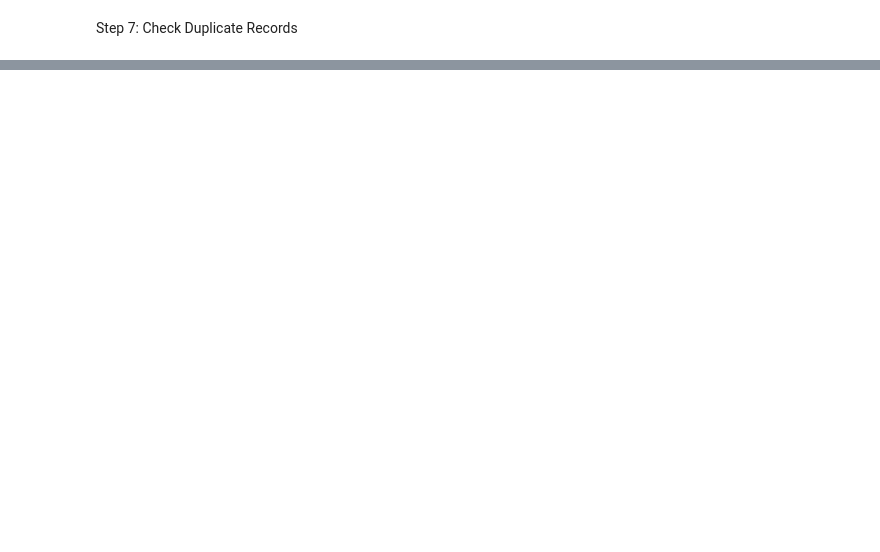
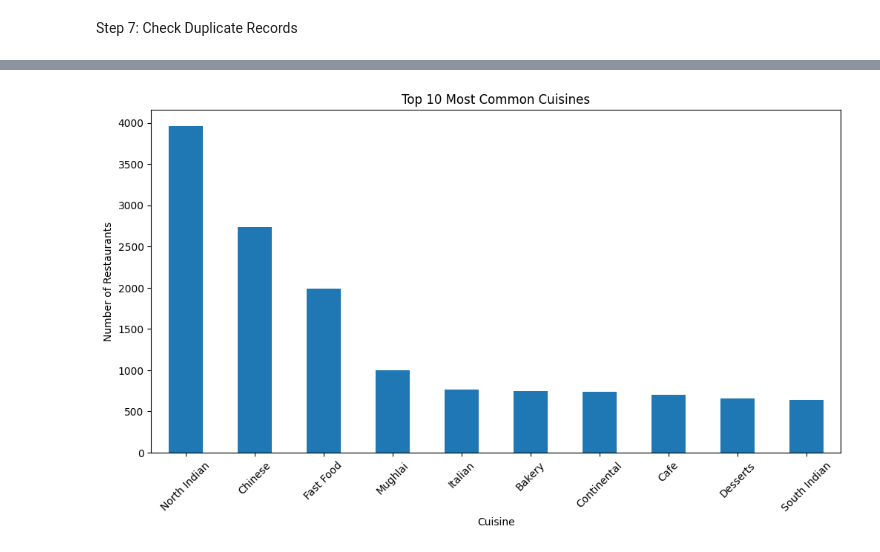
Before and after one commit to Dixa08/Cognifyz-ML-Internship, a Jupyter notebook: Task1_Restaurant_Rating_Prediction/notebooks/restaurant_rating_prediction.ipynb, the cells around one changed output, grey strips where cells are left out. Cells and saved outputs as stored; diff of their text form; code cells hidden in the pictures; blank space fills up the shorter version.

```diff
--- a/Task1_Restaurant_Rating_Prediction/notebooks/restaurant_rating_prediction.ipynb
+++ b/Task1_Restaurant_Rating_Prediction/notebooks/restaurant_rating_prediction.ipynb
@@ -81,0 +194,23 @@ print("Duplicate Rows :", df.duplicated().sum())
+# %%
+top_cuisines = (
+    df["Cuisines"]
+    .dropna()
+    .str.split(", ")
+    .explode()
+    .value_counts()
+    .head(10)
+)
+
+plt.figure(figsize=(12,6))
+
+top_cuisines.plot(kind="bar")
+
+plt.title("Top 10 Most Common Cuisines")
+plt.xlabel("Cuisine")
+plt.ylabel("Number of Restaurants")
+
+plt.xticks(rotation=45)
+
+plt.show()
+# %% [output]
+[figure, added]
```
Also changed, not shown: parts of 39 cells of this notebook, 10 other files.
